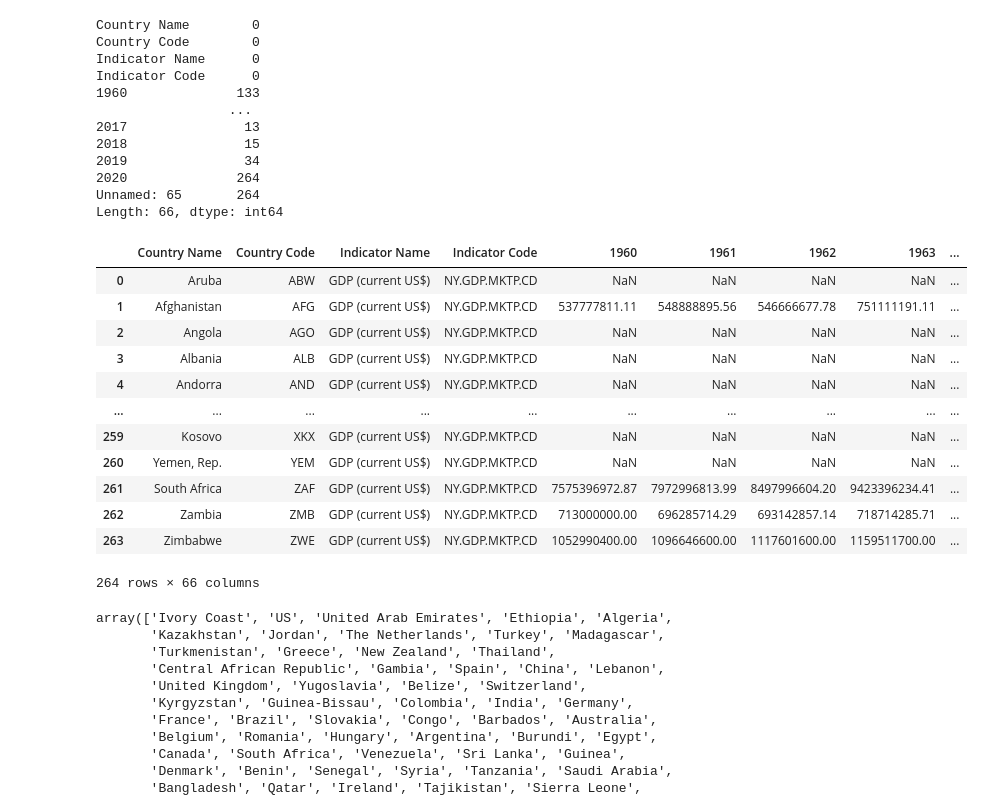
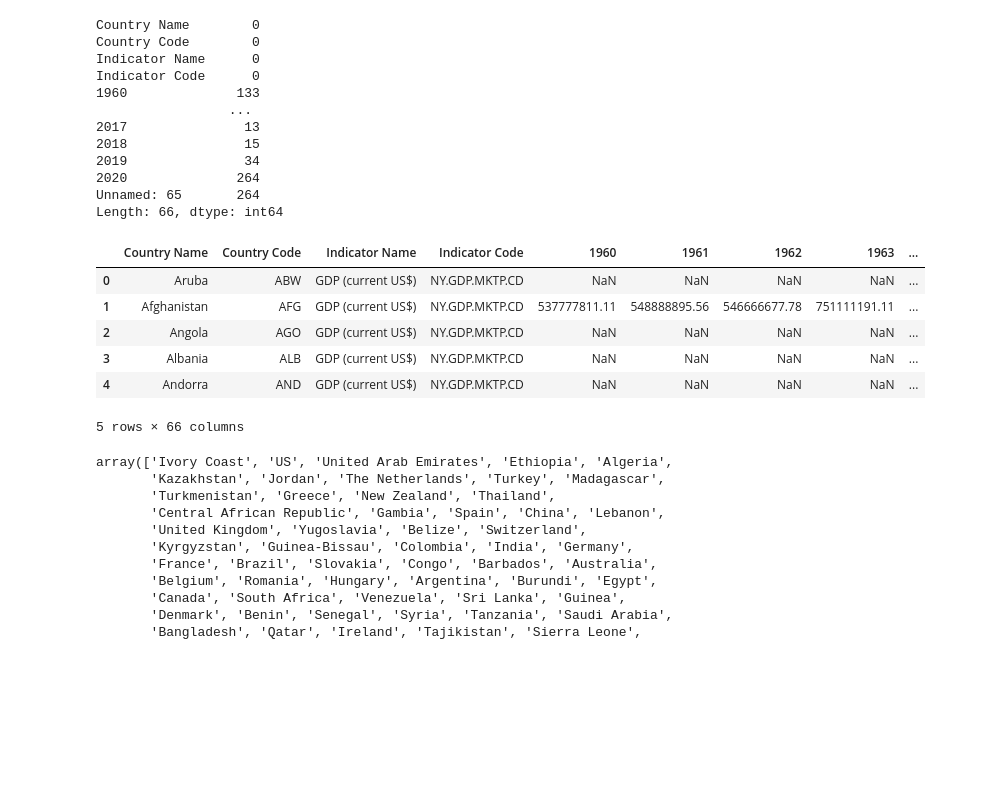
Before and after one commit to chrisvinhston/Statistically_Significant_Insights, a Jupyter notebook: gdp.ipynb, the cells around one changed output. Saved outputs shown, nothing was run; the diff lists cells and outputs as text; code cells hidden in the pictures; blank space fills up the shorter version.

```diff
--- a/gdp.ipynb
+++ b/gdp.ipynb
@@ -43,21 +45,15 @@ Length: 66, dtype: int64
 # Show GDP in non scientific notation.
 pd.set_option('display.float_format', '{:.2f}'.format)
 # %%
-gdp
+gdp.head()
 # %% [output]
 |  | Country Name | Country Code | Indicator Name | Indicator Code | 1960 | 1961 | 1962 | 1963 | ... |
 | 0 | Aruba | ABW | GDP (current US$) | NY.GDP.MKTP.CD | NaN | NaN | NaN | NaN | ... |
 | 1 | Afghanistan | AFG | GDP (current US$) | NY.GDP.MKTP.CD | 537777811.11 | 548888895.56 | 546666677.78 | 751111191.11 | ... |
 | 2 | Angola | AGO | GDP (current US$) | NY.GDP.MKTP.CD | NaN | NaN | NaN | NaN | ... |
 | 3 | Albania | ALB | GDP (current US$) | NY.GDP.MKTP.CD | NaN | NaN | NaN | NaN | ... |
 | 4 | Andorra | AND | GDP (current US$) | NY.GDP.MKTP.CD | NaN | NaN | NaN | NaN | ... |
-| ... | ... | ... | ... | ... | ... | ... | ... | ... | ... |
-| 259 | Kosovo | XKX | GDP (current US$) | NY.GDP.MKTP.CD | NaN | NaN | NaN | NaN | ... |
-| 260 | Yemen, Rep. | YEM | GDP (current US$) | NY.GDP.MKTP.CD | NaN | NaN | NaN | NaN | ... |
-| 261 | South Africa | ZAF | GDP (current US$) | NY.GDP.MKTP.CD | 7575396972.87 | 7972996813.99 | 8497996604.20 | 9423396234.41 | ... |
-| 262 | Zambia | ZMB | GDP (current US$) | NY.GDP.MKTP.CD | 713000000.00 | 696285714.29 | 693142857.14 | 718714285.71 | ... |
-| 263 | Zimbabwe | ZWE | GDP (current US$) | NY.GDP.MKTP.CD | 1052990400.00 | 1096646600.00 | 1117601600.00 | 1159511700.00 | ... |
-264 rows × 66 columns
+5 rows × 66 columns
 # %%
 merged_df = pd.read_csv(r'C:\Users\Quoc\Desktop\[ironhack]\[IronHack]\github\Statistically_Significant_Insights\cleaned_data\df_merged5.csv')
 # %%
```
Also changed, not shown: parts of 52 cells of this notebook, 3 other files.
